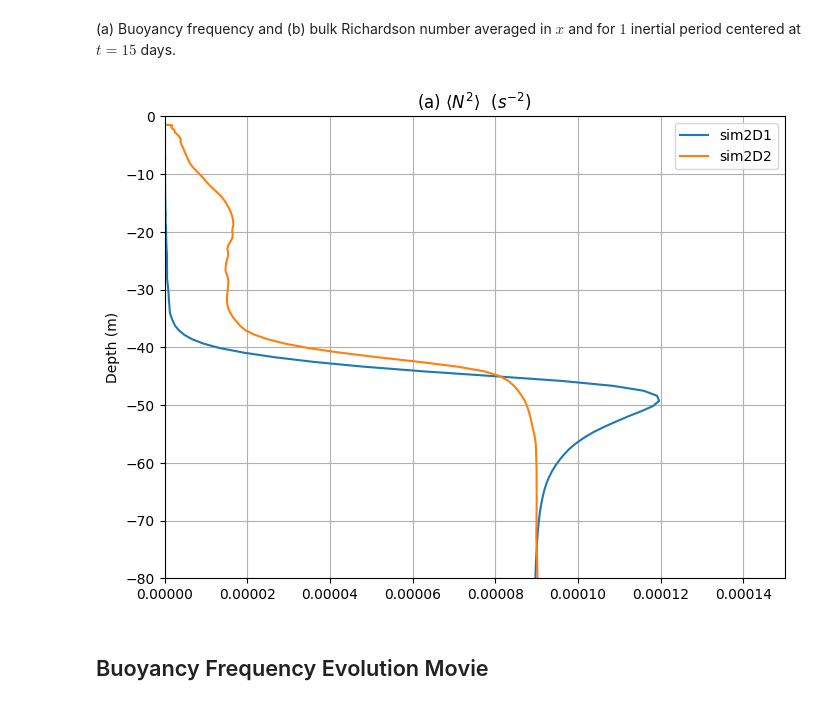
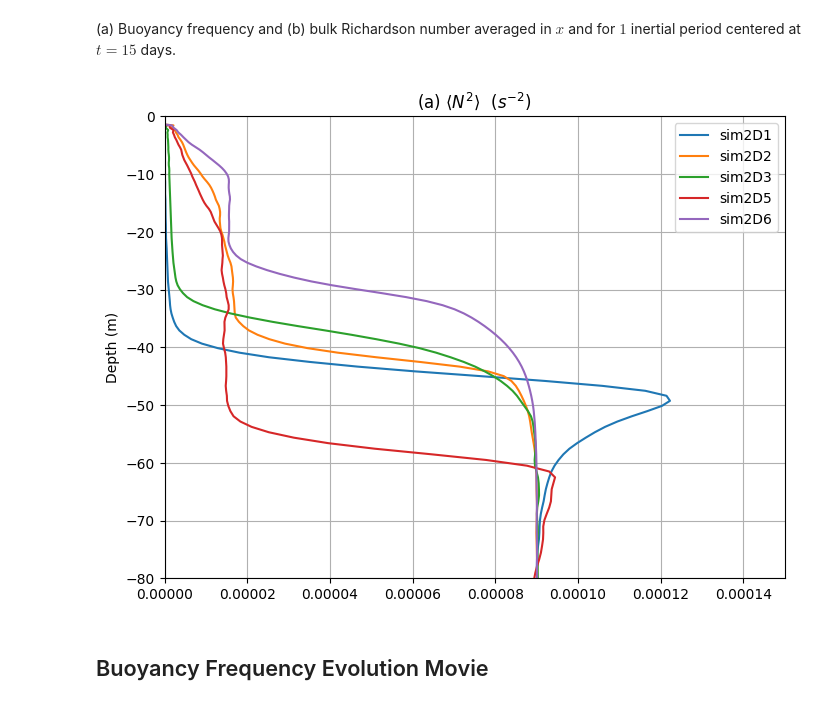
Before and after one commit to MarvynBailly/Buoyancy-Driven-Convection, a Jupyter notebook: Analysis/analyze.ipynb, the cells around one changed output. Saved outputs shown, nothing was run; the diff lists cells and outputs as text; code cells hidden in the pictures.

```diff
--- a/Analysis/analyze.ipynb
+++ b/Analysis/analyze.ipynb
@@ -11,7 +11,7 @@ import pandas as pd
 import math
 # %%
 case = "2D"
-numberOfCases = 2
+numberOfCases = 6
 days = 20
 data_path = "../Data/"
 #sponge
@@ -26,4 +26,5 @@ for casename in casenames:
     nc_file = f"{data_path}{casename}_averages.nc"
     ds_avg = xr.open_dataset(nc_file).load()
     ncs.append(ds_avg)
+    ds_avg.close()
 # %% [output]
@@ -36,7 +37,7 @@ inertial_period = (2*math.pi)/f #s
 # %% [markdown]
 # Buoyancy Profile
 # %%
-index = 1                  # 0 -> 2D1, 1 -> 2D2, ...
+index = 3                  # 0 -> 2D1, 1 -> 2D2, ...
 data_set = cases[index]
 ds_avg = ncs[index]
 
@@ -190,39 +191,40 @@ plt.show()
 # %% [markdown]
 (a) Buoyancy frequency and (b) bulk Richardson number averaged in $x$ and for $1$ inertial period centered at $t = 15$ days.
 # %%
-num_simulations = 2
+# num_simulations = 6
+num_simulations = [0,1,2,4,5]
 figure_name = "Figure 3"
 # %%
 # Compute the mean of one inertial period centered at day 15
 inertial_period_days = inertial_period / (24 * 3600)
 
 center_day = 15
 start_day = center_day - inertial_period_days / 2
 end_day = center_day + inertial_period_days / 2
 time_in_days = ds_avg['time'].values / np.timedelta64(1, 'D')
 
 time_mask = (time_in_days >= start_day) & (time_in_days <= end_day)
 
 # Plot the results
 fig, ax = plt.subplots(figsize=(8, 6))
 
-for i in range(0,num_simulations):
+for i in num_simulations:
     ds_avg = ncs[i]
     ds_selected = ds_avg.N2.isel(time=time_mask)
     ds_mean = ds_selected.mean(dim='time')
     ax.plot(ds_mean, ds_avg.zF, label=f"{cases[i]}")
 
 
 ax.set_ylabel('Depth (m)')
 ax.legend()
 ax.set_title(f"(a) $\\left\\langle N^2 \\right\\rangle ~~ (s^{{-2}})$")
 ax.grid()
 ax.set_ylim(-80, 0)
 ax.set_xlim(0,15e-5)
 
 plt.savefig(f"images/{figure_name}.png", dpi=300, bbox_inches='tight')
 # %% [output]
-[figure, old version]
+[figure, new version]
 # %% [markdown]
 ## Buoyancy Frequency Evolution Movie
 # %%
```
Also changed, not shown: parts of 21 cells of this notebook, 5 other files.
